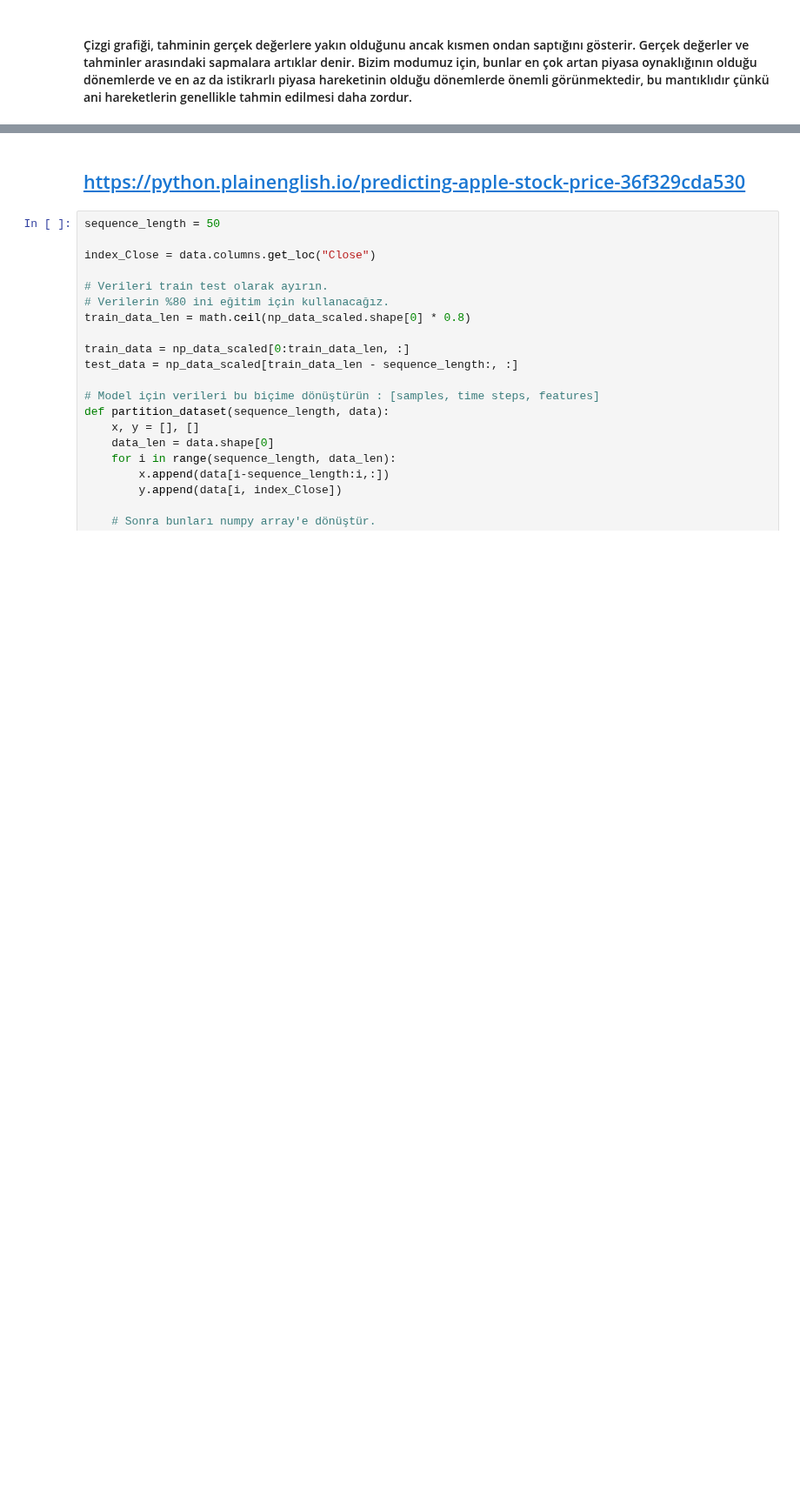
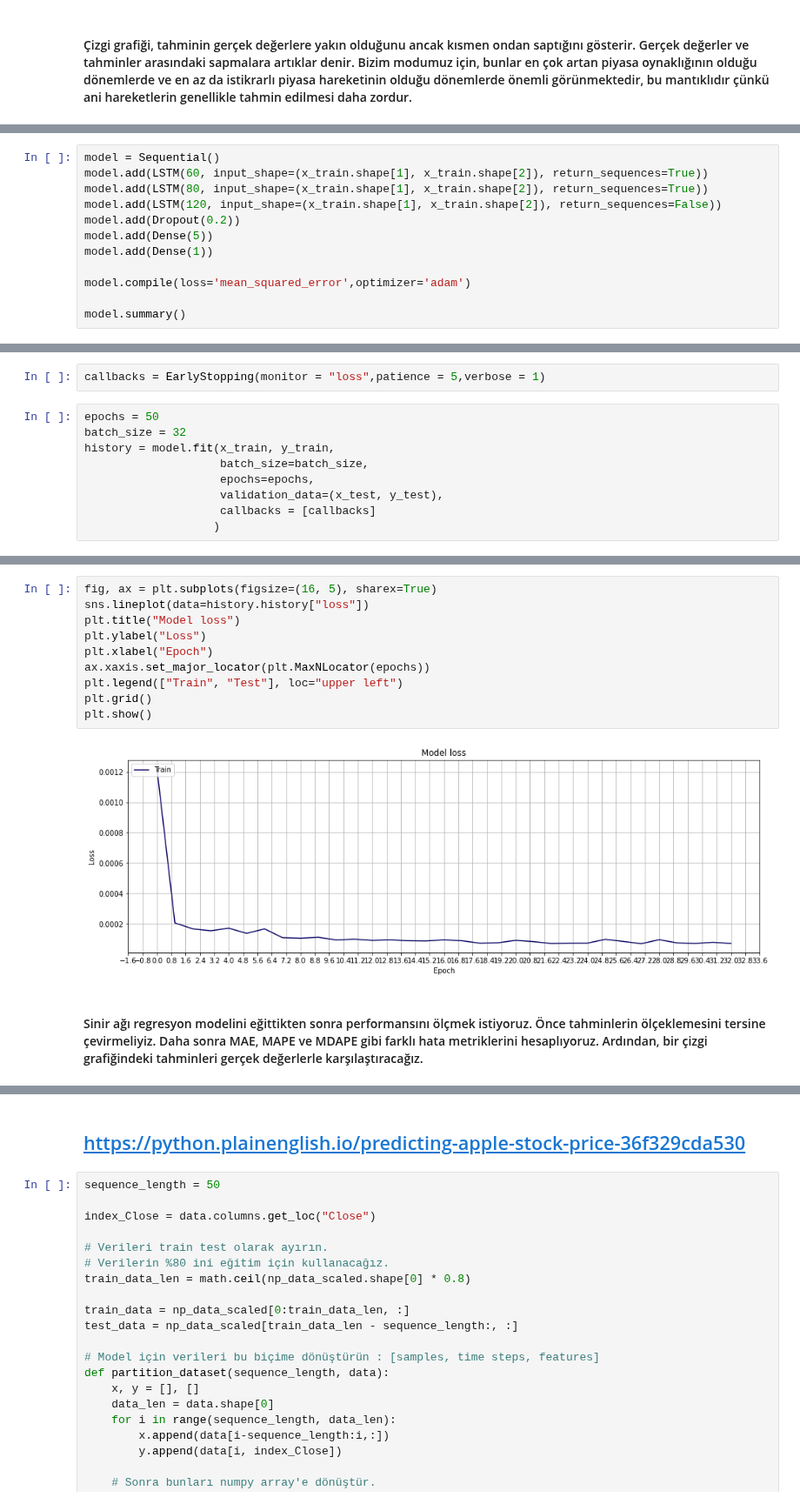
Before and after one commit to mustafaktaas/Python_StockPricePrediction_MachineLearning, a Jupyter notebook: StockMarketPrediction_Multivariate_Practice.ipynb, the cells around one changed output, grey strips where cells are left out. Shown at 87% size. Cells and saved outputs as stored; diff of their text form; blank space fills up the shorter version.

```diff
--- a/StockMarketPrediction_Multivariate_Practice.ipynb
+++ b/StockMarketPrediction_Multivariate_Practice.ipynb
@@ -749,0 +796,12 @@ The predicted close price is 140.58999633789062 (-5.14%)
+# %%
+model = Sequential()
+model.add(LSTM(60, input_shape=(x_train.shape[1], x_train.shape[2]), return_sequences=True))
+model.add(LSTM(80, input_shape=(x_train.shape[1], x_train.shape[2]), return_sequences=True))
+model.add(LSTM(120, input_shape=(x_train.shape[1], x_train.shape[2]), return_sequences=False))
+model.add(Dropout(0.2))
+model.add(Dense(5))
+model.add(Dense(1))
+
+model.compile(loss='mean_squared_error',optimizer='adam')
+
+model.summary()
@@ -749,0 +826,11 @@ The predicted close price is 140.58999633789062 (-5.14%)
+# %%
+callbacks = EarlyStopping(monitor = "loss",patience = 5,verbose = 1)
+# %%
+epochs = 50
+batch_size = 32
+history = model.fit(x_train, y_train,
+                    batch_size=batch_size,
+                    epochs=epochs,
+                    validation_data=(x_test, y_test),
+                    callbacks = [callbacks]
+                   )
@@ -749,0 +855,14 @@ The predicted close price is 140.58999633789062 (-5.14%)
+# %%
+fig, ax = plt.subplots(figsize=(16, 5), sharex=True)
+sns.lineplot(data=history.history["loss"])
+plt.title("Model loss")
+plt.ylabel("Loss")
+plt.xlabel("Epoch")
+ax.xaxis.set_major_locator(plt.MaxNLocator(epochs))
+plt.legend(["Train", "Test"], loc="upper left")
+plt.grid()
+plt.show()
+# %% [output]
+[figure, added]
+# %% [markdown]
+#### Sinir ağı regresyon modelini eğittikten sonra performansını ölçmek istiyoruz. Önce tahminlerin ölçeklemesini tersine çevirmeliyiz. Daha sonra MAE, MAPE ve MDAPE gibi farklı hata metriklerini hesaplıyoruz. Ardından, bir çizgi grafiğindeki tahminleri gerçek değerlerle karşılaştıracağız.
```
Also changed, not shown: parts of 21 cells of this notebook.
